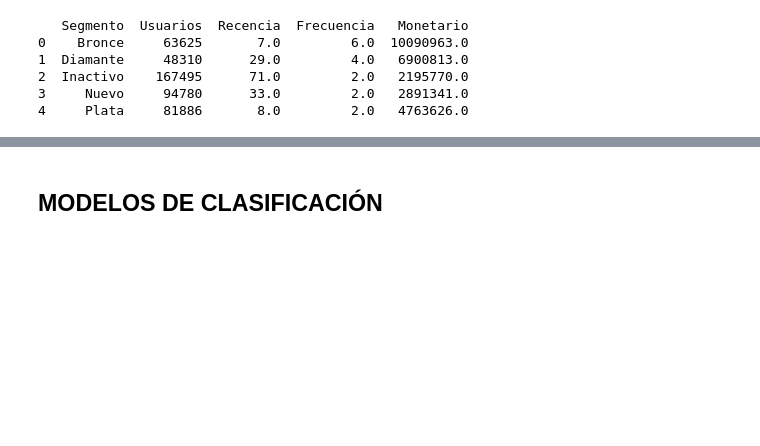
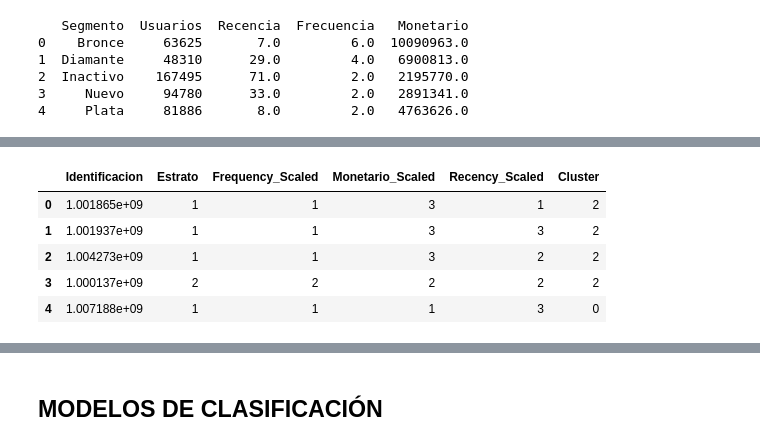
Before and after one commit to Edward-M11/jbook_ml202330, a Jupyter notebook: Evaluación de Modelos.ipynb, the cells around one changed output, grey strips where cells are left out. Cells and saved outputs as stored; diff of their text form; code cells hidden in the pictures; blank space fills up the shorter version.

```diff
--- a/Evaluación de Modelos.ipynb
+++ b/Evaluación de Modelos.ipynb
@@ -238,0 +243,4 @@ print(Tabla)
+# %%
+import pandas as pd
+from statsmodels.stats.outliers_influence import variance_inflation_factor
+df = df.drop(columns=['Departamento','Localidad','Genero','Fecha_Nacimiento','Segmento'])
@@ -238,0 +266,11 @@ print(Tabla)
+# %%
+df = df.drop(columns=['Edad','Recency','Frequency','Monetario'])
+# %%
+df.head()
+# %% [output]
+|  | Identificacion | Estrato | Frequency_Scaled | Monetario_Scaled | Recency_Scaled | Cluster |
+| 0 | 1.001865e+09 | 1 | 1 | 3 | 1 | 2 |
+| 1 | 1.001937e+09 | 1 | 1 | 3 | 3 | 2 |
+| 2 | 1.004273e+09 | 1 | 1 | 3 | 2 | 2 |
+| 3 | 1.000137e+09 | 2 | 2 | 2 | 2 | 2 |
+| 4 | 1.007188e+09 | 1 | 1 | 1 | 3 | 0 |
```
Also changed, not shown: parts of 13 cells of this notebook.
